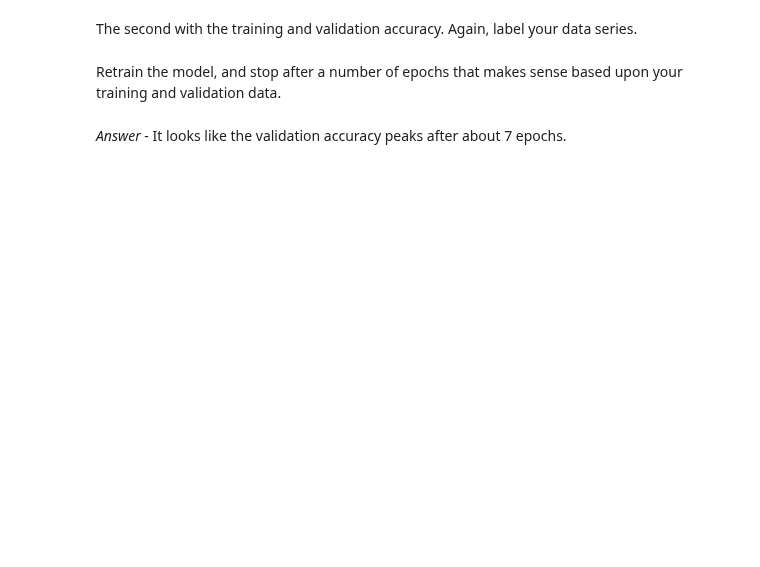
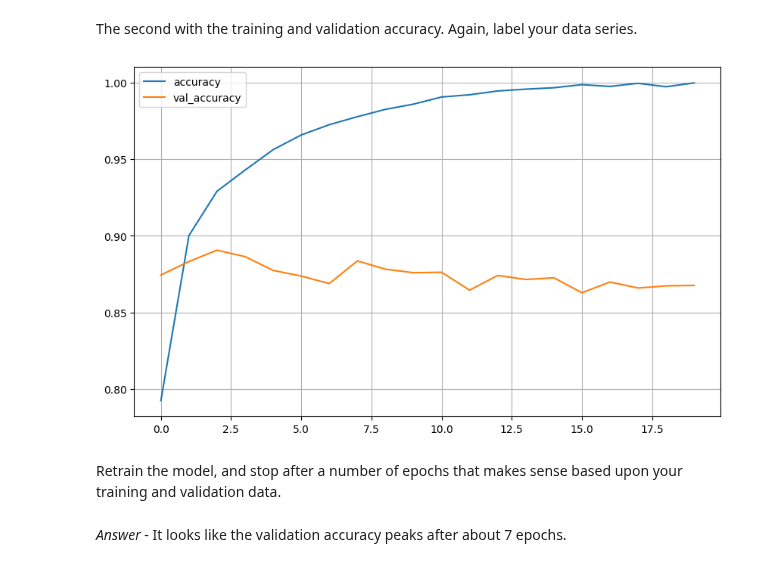
Before and after one commit to robchristiansen13/Learning, a Jupyter notebook: WeberState/CS 6570 (Data Science Algorithms I)/Assignments/CS-6570 Homework 6.ipynb, the cells around one changed output. Saved outputs shown, nothing was run; the diff lists cells and outputs as text; code cells hidden in the pictures; blank space fills up the shorter version.

```diff
--- a/WeberState/CS 6570 (Data Science Algorithms I)/Assignments/CS-6570 Homework 6.ipynb
+++ b/WeberState/CS 6570 (Data Science Algorithms I)/Assignments/CS-6570 Homework 6.ipynb
@@ -206,6 +231,11 @@ Then create two plots. The first with training and validation loss. Label your d
 The second with the training and validation accuracy. Again, label your data series.
 # %%
 #YOUR CODE HERE
+pd.DataFrame(history.history, columns=['accuracy', 'val_accuracy']).plot(figsize=(10,6))
+plt.grid(True)
+plt.show()
+# %% [output]
+[figure, added]
 # %% [markdown]
 Retrain the model, and stop after a number of epochs that makes sense based upon your training and validation data.
 # %% [markdown]
```
Also changed, not shown: parts of 14 cells of this notebook.
